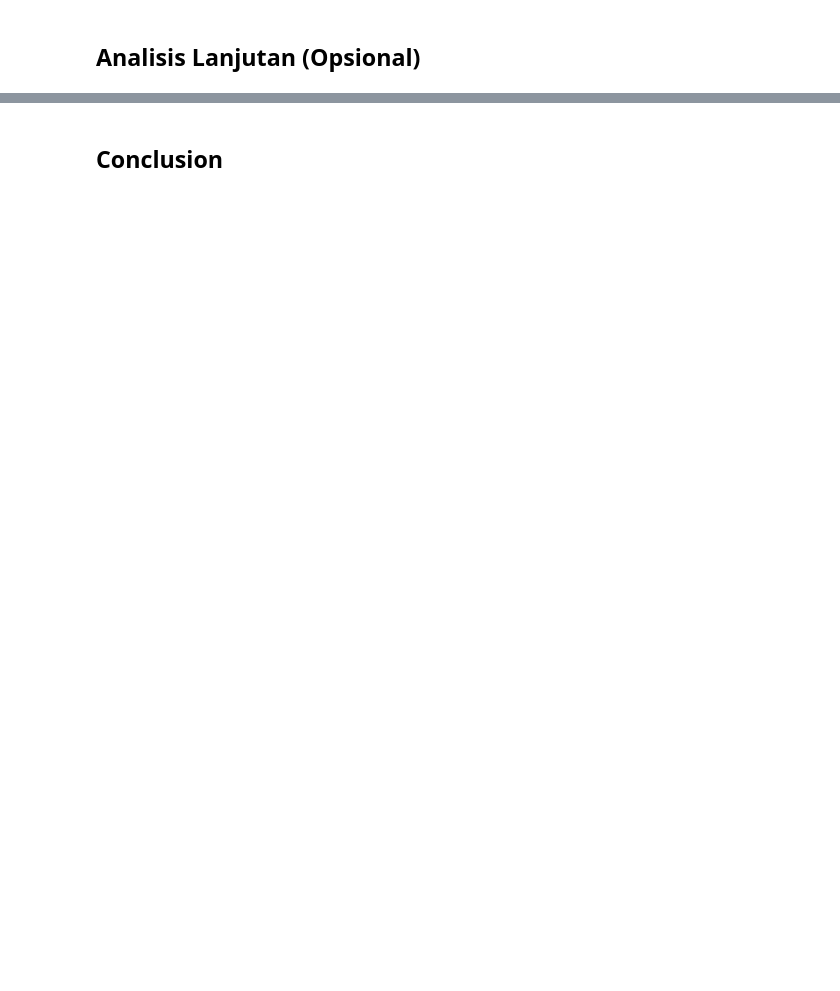
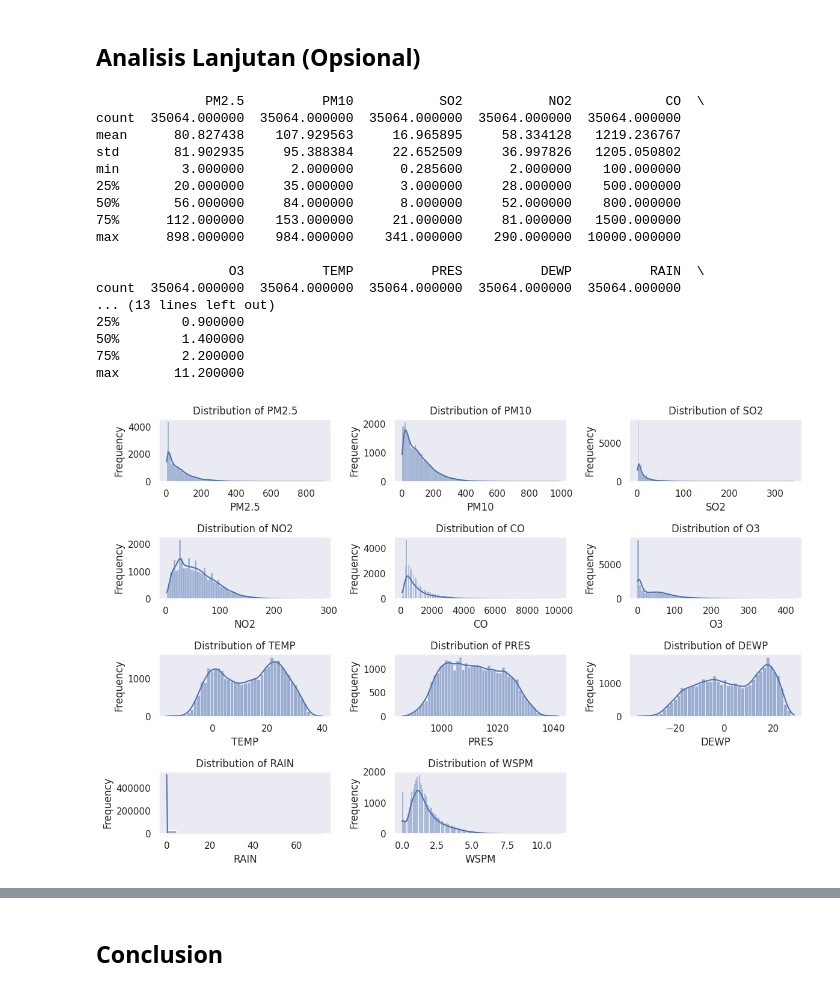
Before and after one commit to BILIIIIIII/submission-analisisData-Laskar, a Jupyter notebook: notebook.ipynb, the cells around one changed output, grey strips where cells are left out. Cells and saved outputs as stored; diff of their text form; code cells hidden in the pictures; blank space fills up the shorter version.

```diff
--- a/notebook.ipynb
+++ b/notebook.ipynb
@@ -54,2 +594,37 @@ An error occurred: [Errno 2] No such file or directory: 'https://drive.google.co
 # %% [markdown]
 ## Analisis Lanjutan (Opsional)
+# %%
+numerical_cols = ['PM2.5', 'PM10', 'SO2', 'NO2', 'CO', 'O3', 'TEMP', 'PRES', 'DEWP', 'RAIN', 'WSPM']
+descriptive_stats = df[numerical_cols].describe()
+print(descriptive_stats)
+
+plt.figure(figsize=(12, 8))
+
+for i, col in enumerate(numerical_cols):
+    plt.subplot(4, 3, i + 1)
+    sns.histplot(df[col], kde=True)
+    plt.title(f'Distribution of {col}')
+    plt.xlabel(col)
+    plt.ylabel('Frequency')
+
+plt.tight_layout()
+plt.show()
+# %% [output]
+              PM2.5          PM10           SO2           NO2            CO  \
+count  35064.000000  35064.000000  35064.000000  35064.000000  35064.000000
+mean      80.827438    107.929563     16.965895     58.334128   1219.236767
+std       81.902935     95.388384     22.652509     36.997826   1205.050802
+min        3.000000      2.000000      0.285600      2.000000    100.000000
+25%       20.000000     35.000000      3.000000     28.000000    500.000000
+50%       56.000000     84.000000      8.000000     52.000000    800.000000
+75%      112.000000    153.000000     21.000000     81.000000   1500.000000
+max      898.000000    984.000000    341.000000    290.000000  10000.000000
+
+                 O3          TEMP          PRES          DEWP          RAIN  \
+count  35064.000000  35064.000000  35064.000000  35064.000000  35064.000000
+... (13 lines left out)
+25%        0.900000
+50%        1.400000
+75%        2.200000
+max       11.200000
+[figure, added]
```
Also changed, not shown: parts of 60 cells of this notebook, 3 other files.
